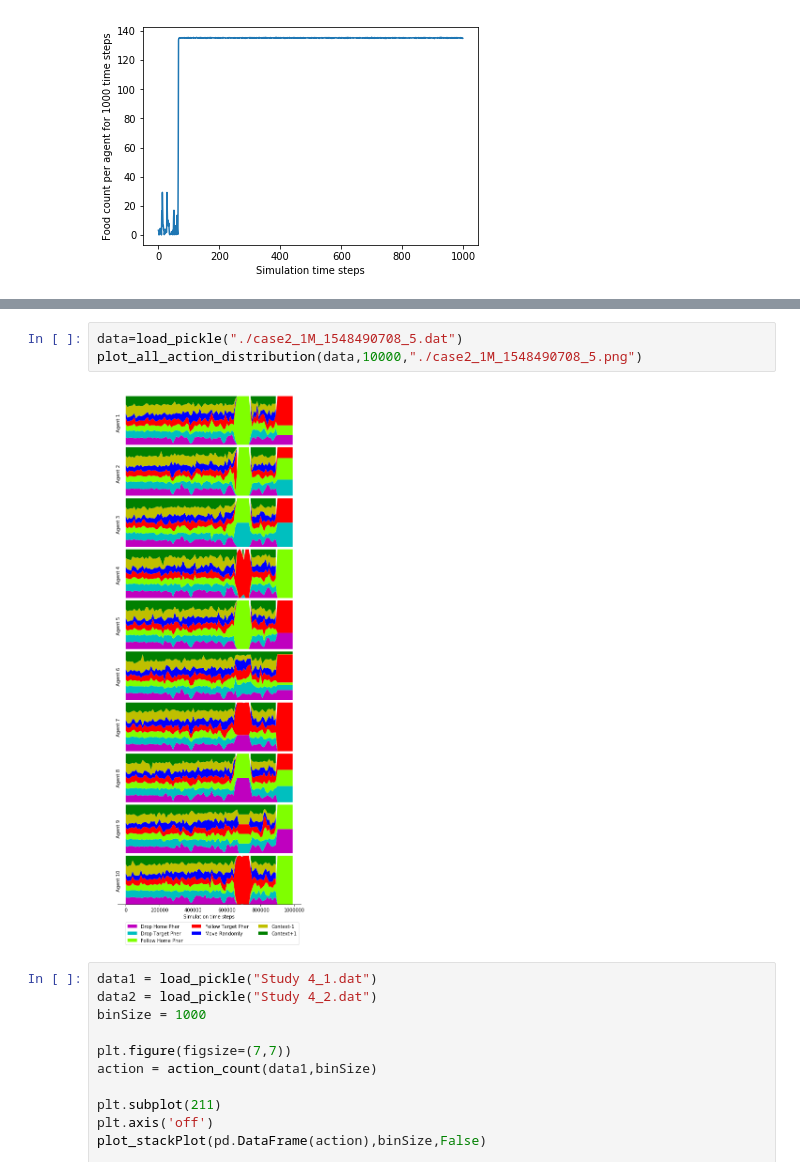
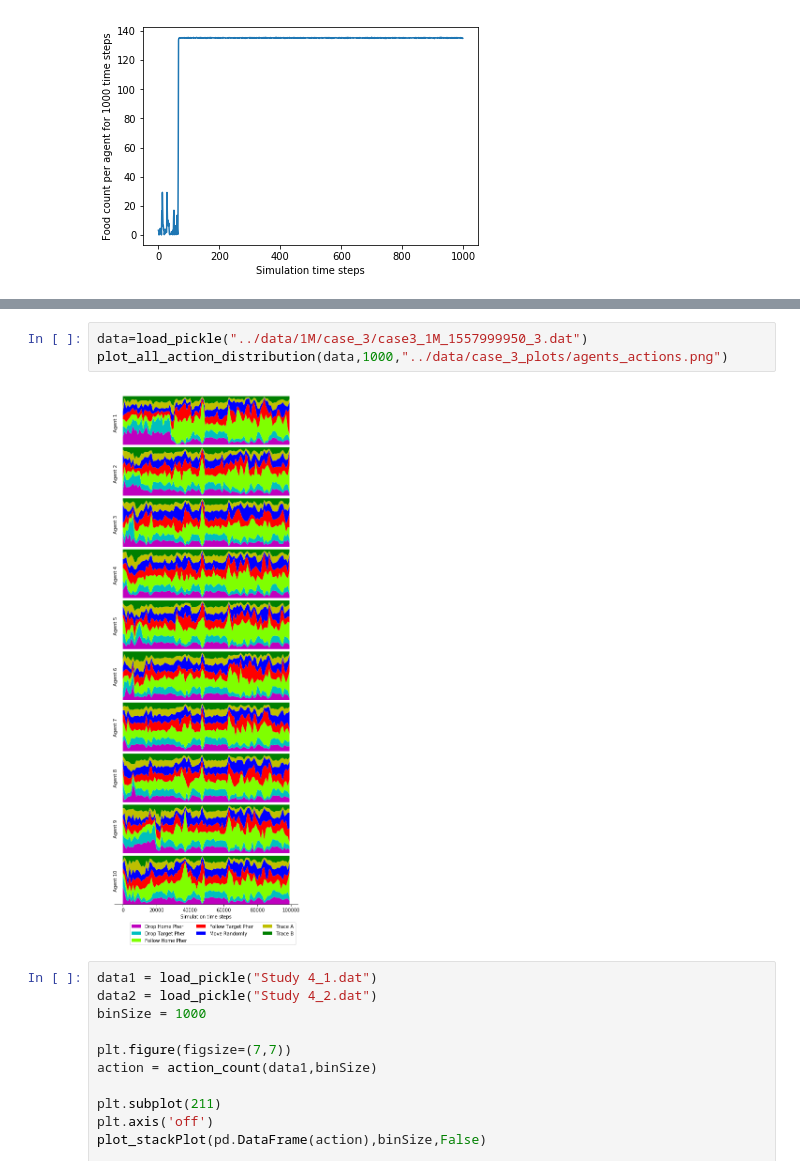
Before and after one commit to GaneshVShinde/Recombinat_DeepQ, a Jupyter notebook: data_analysis/Data Analysis.ipynb, the cells around one changed output, grey strips where cells are left out. Cells and saved outputs as stored; diff of their text form.

```diff
--- a/data_analysis/Data Analysis.ipynb
+++ b/data_analysis/Data Analysis.ipynb
@@ -395,8 +395,8 @@ plt.savefig("Figure_4.png")
 # %%
-data=load_pickle("./case2_1M_1548490708_5.dat")
-plot_all_action_distribution(data,10000,"./case2_1M_1548490708_5.png")
+data=load_pickle("../data/1M/case_3/case3_1M_1557999950_3.dat")
+plot_all_action_distribution(data,1000,"../data/case_3_plots/agents_actions.png")
 # %% [output]
-[figure, old version]
+[figure, new version]
 # %%
 data1 = load_pickle("Study 4_1.dat")
 data2 = load_pickle("Study 4_2.dat")
```
Also changed, not shown: parts of 9 cells of this notebook, 3 other files.
